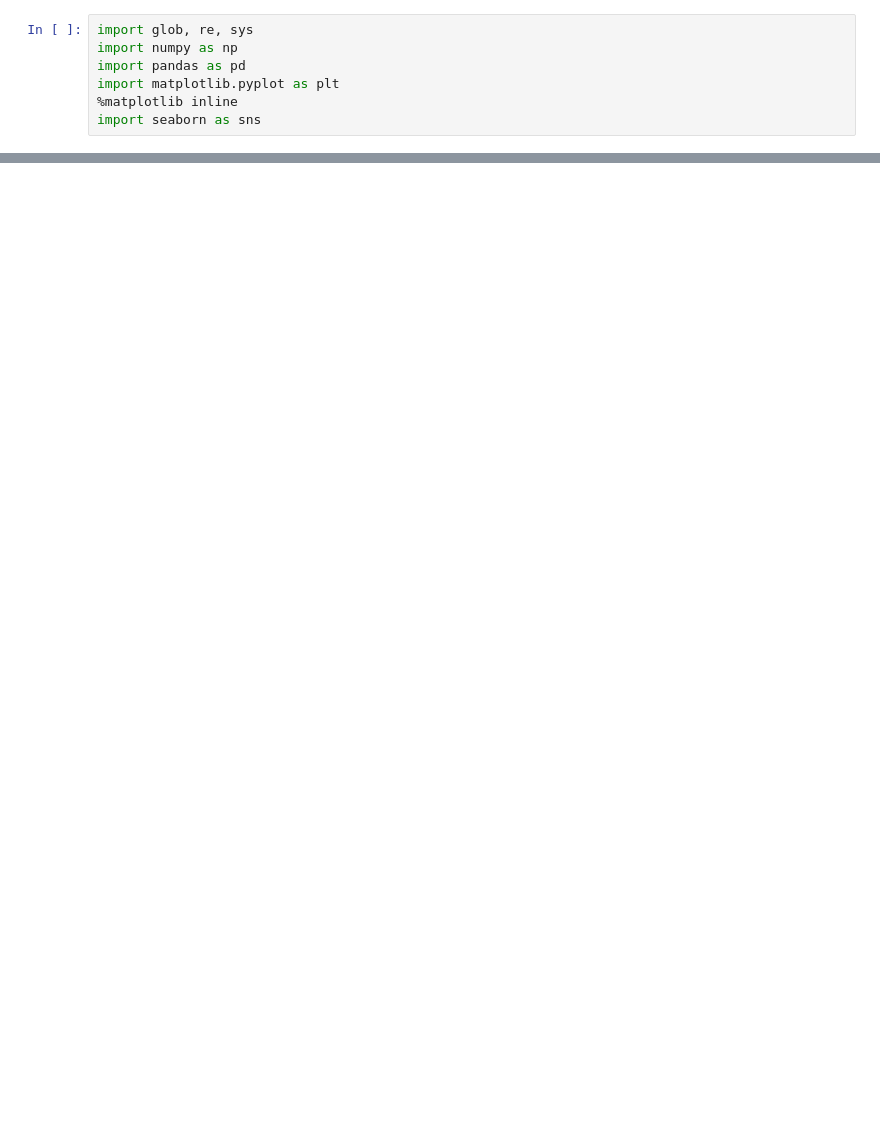
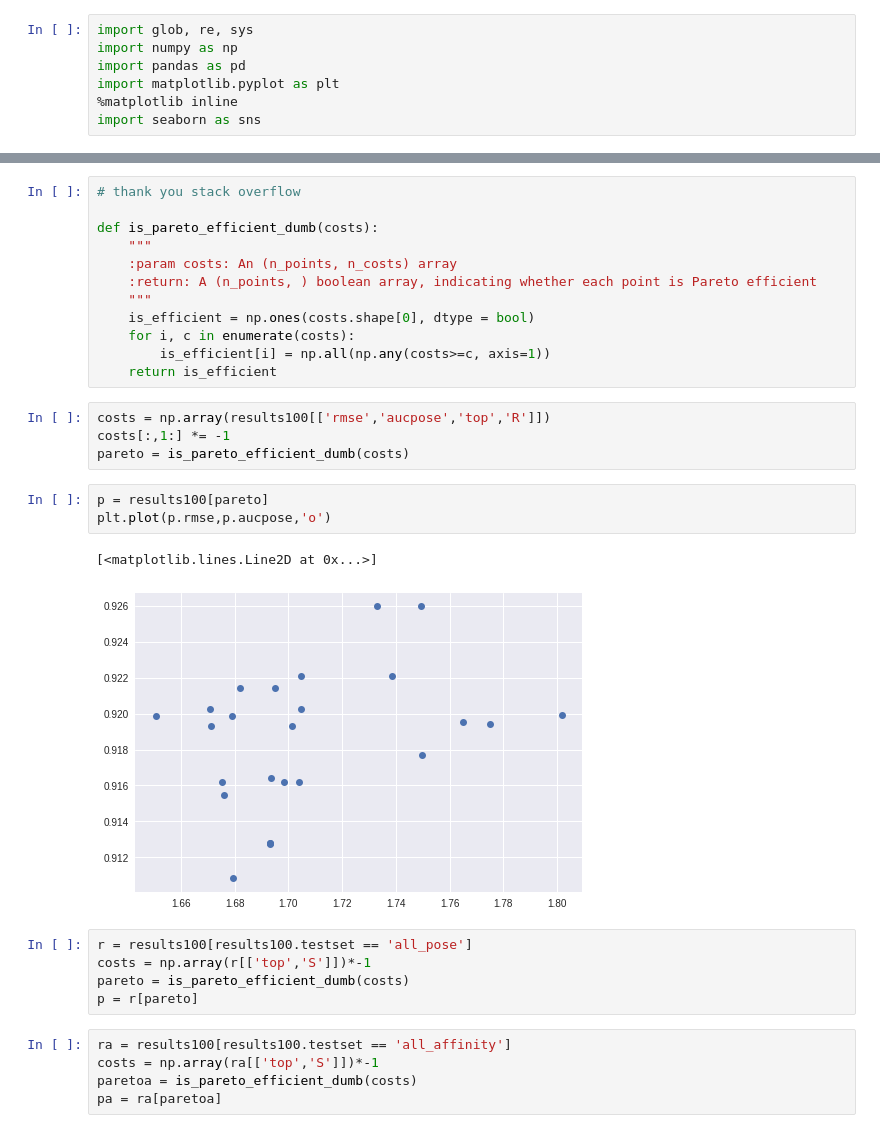
Before and after one commit to gnina/scripts, a Jupyter notebook: affinity_search/summaries.ipynb, the cells around one changed output, grey strips where cells are left out. Saved outputs shown, nothing was run; the diff lists cells and outputs as text; blank space fills up the shorter version.

```diff
--- a/affinity_search/summaries.ipynb
+++ b/affinity_search/summaries.ipynb
@@ -541,0 +70,32 @@ makejoint(ctrain[:,0],ctrain[:,1],'olive','Test on Train')
+# %%
+# thank you stack overflow
+
+def is_pareto_efficient_dumb(costs):
+    """
+    :param costs: An (n_points, n_costs) array
+    :return: A (n_points, ) boolean array, indicating whether each point is Pareto efficient
+    """
+    is_efficient = np.ones(costs.shape[0], dtype = bool)
+    for i, c in enumerate(costs):
+        is_efficient[i] = np.all(np.any(costs>=c, axis=1))
+    return is_efficient
+# %%
+costs = np.array(results100[['rmse','aucpose','top','R']])
+costs[:,1:] *= -1
+pareto = is_pareto_efficient_dumb(costs)
+# %%
+p = results100[pareto]
+plt.plot(p.rmse,p.aucpose,'o')
+# %% [output]
+[<matplotlib.lines.Line2D at 0x...>]
+[figure, added]
+# %%
+r = results100[results100.testset == 'all_pose']
+costs = np.array(r[['top','S']])*-1
+pareto = is_pareto_efficient_dumb(costs)
+p = r[pareto]
+# %%
+ra = results100[results100.testset == 'all_affinity']
+costs = np.array(ra[['top','S']])*-1
+paretoa = is_pareto_efficient_dumb(costs)
+pa = ra[paretoa]
```
Also changed, not shown: parts of 81 cells of this notebook, 2 other files.
